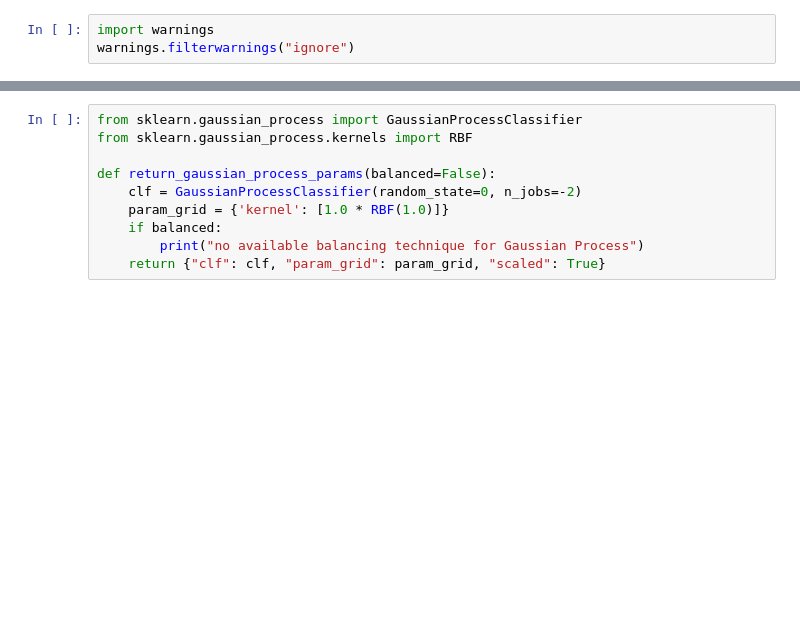
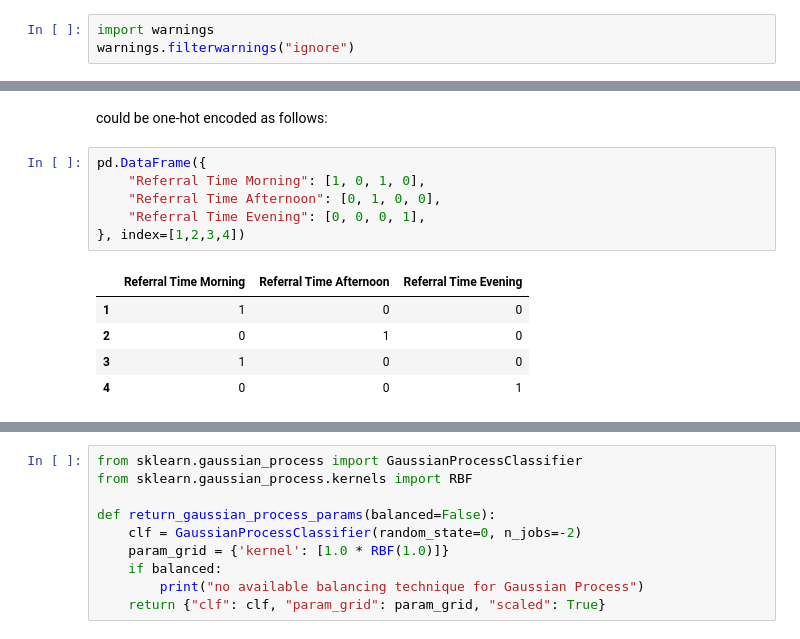
Before and after one commit to btcooper22/ace_project, a Jupyter notebook: models/sklearn_models.ipynb, the cells around one changed output, grey strips where cells are left out. Cells and saved outputs as stored; diff of their text form; blank space fills up the shorter version.

```diff
--- a/models/sklearn_models.ipynb
+++ b/models/sklearn_models.ipynb
@@ -131,0 +46,14 @@ def test_and_score_classifier(clf, X_train, y_train, param_grid, cat_encoder,
+# %% [markdown]
+could be one-hot encoded as follows:
+# %%
+pd.DataFrame({
+    "Referral Time Morning": [1, 0, 1, 0],
+    "Referral Time Afternoon": [0, 1, 0, 0],
+    "Referral Time Evening": [0, 0, 0, 1],
+}, index=[1,2,3,4])
+# %% [output]
+|  | Referral Time Morning | Referral Time Afternoon | Referral Time Evening |
+| 1 | 1 | 0 | 0 |
+| 2 | 0 | 1 | 0 |
+| 3 | 1 | 0 | 0 |
+| 4 | 0 | 0 | 1 |
```
Also changed, not shown: parts of 22 cells of this notebook, 1 other file.
